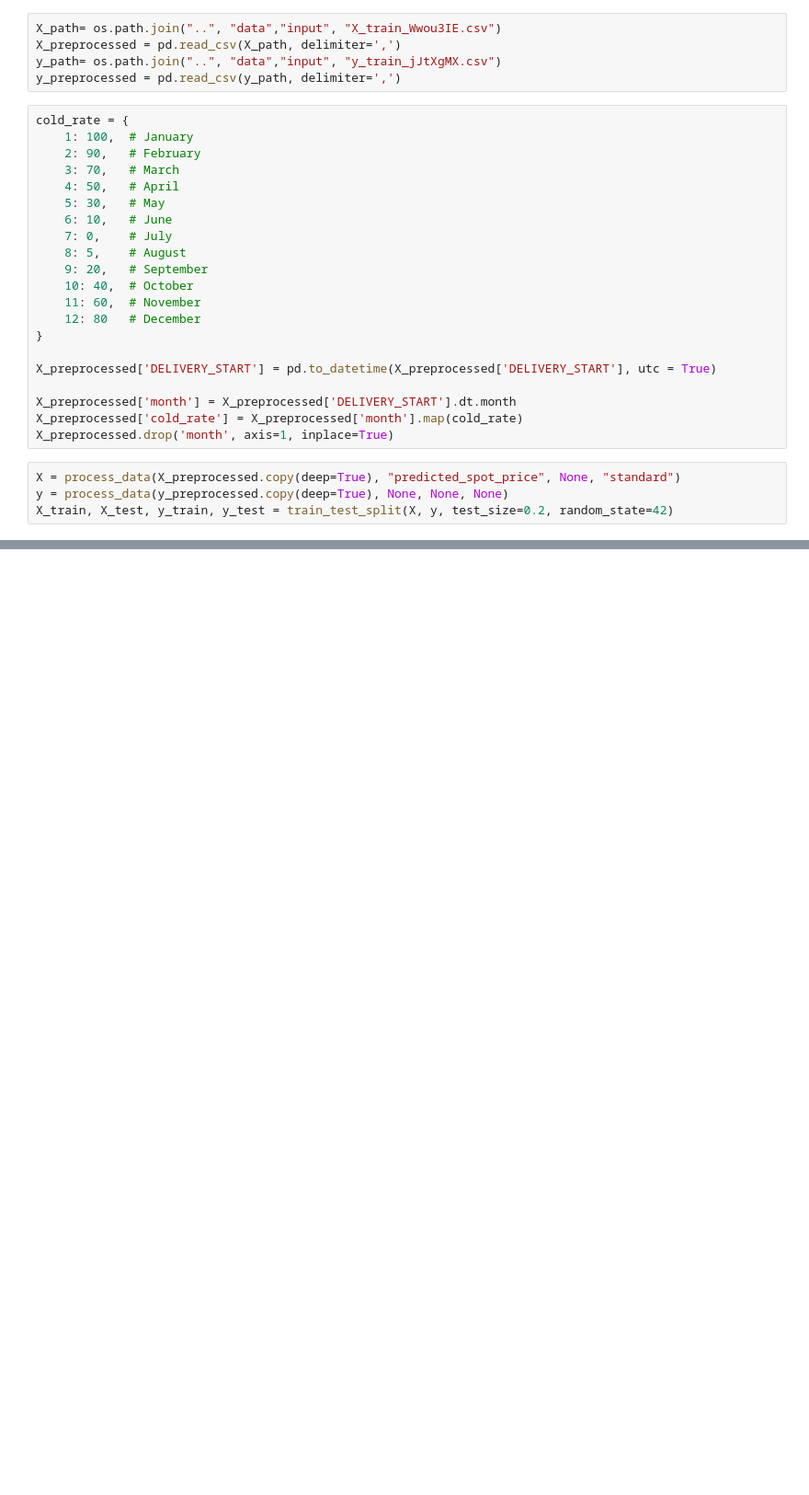
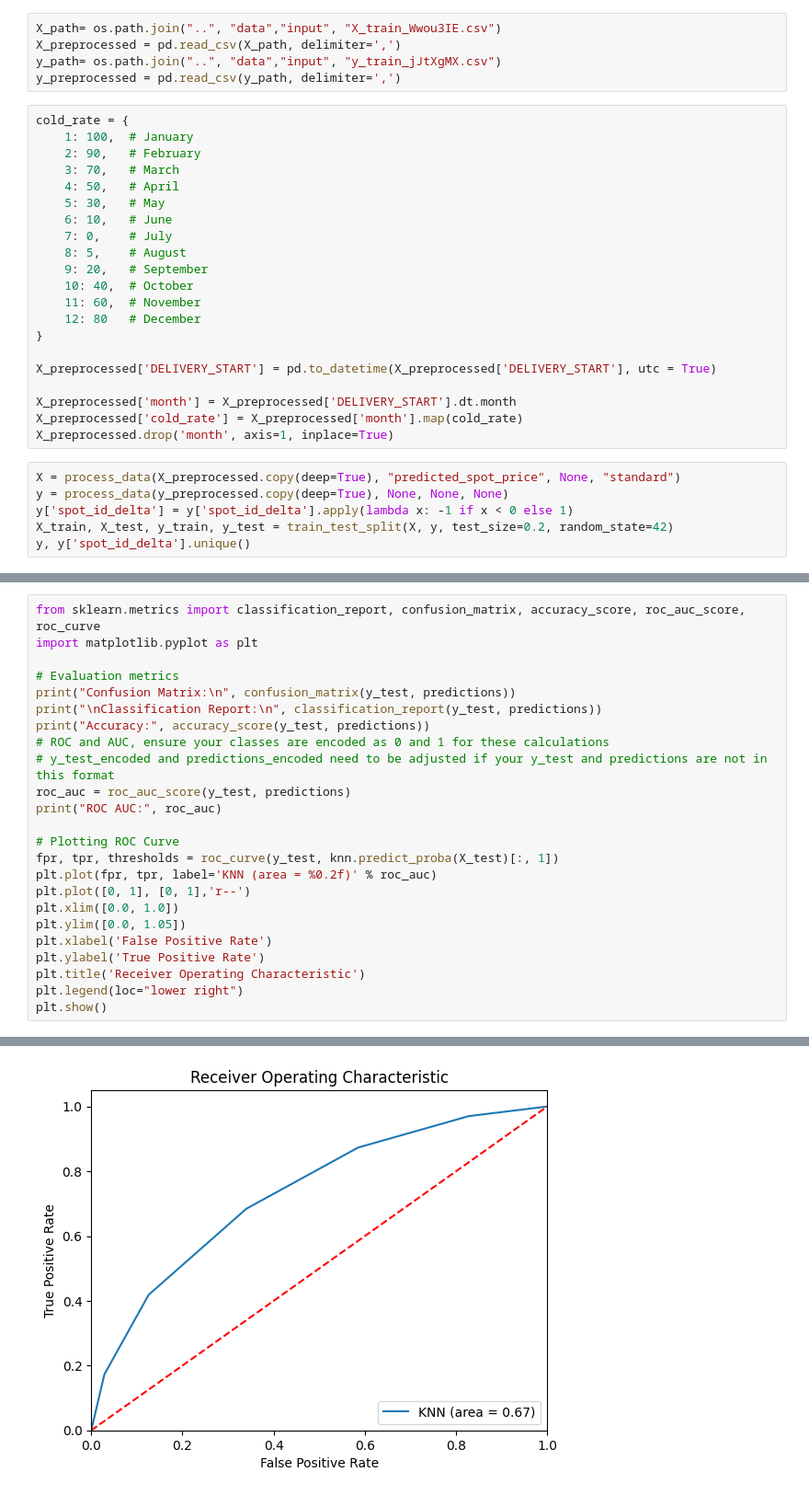
Before and after one commit to JonasBlx/elmy, a Jupyter notebook: notebooks/analyse_classification_tests.ipynb, the cells around one changed output, grey strips where cells are left out. Shown at 92% size. Drawn from its saved outputs; the diff is of its cells as text; blank space fills up the shorter version.

```diff
--- a/notebooks/analyse_classification_tests.ipynb
+++ b/notebooks/analyse_classification_tests.ipynb
@@ -51,4 +51,6 @@ X_preprocessed.drop('month', axis=1, inplace=True)
 # %%
 X = process_data(X_preprocessed.copy(deep=True), "predicted_spot_price", None, "standard")
 y = process_data(y_preprocessed.copy(deep=True), None, None, None)
+y['spot_id_delta'] = y['spot_id_delta'].apply(lambda x: -1 if x < 0 else 1)
 X_train, X_test, y_train, y_test = train_test_split(X, y, test_size=0.2, random_state=42)
+y, y['spot_id_delta'].unique()
@@ -79,0 +90,25 @@ submission.to_csv('submission.csv', index=False)
+# %%
+from sklearn.metrics import classification_report, confusion_matrix, accuracy_score, roc_auc_score, roc_curve
+import matplotlib.pyplot as plt
+
+# Evaluation metrics
+print("Confusion Matrix:\n", confusion_matrix(y_test, predictions))
+print("\nClassification Report:\n", classification_report(y_test, predictions))
+print("Accuracy:", accuracy_score(y_test, predictions))
+# ROC and AUC, ensure your classes are encoded as 0 and 1 for these calculations
+# y_test_encoded and predictions_encoded need to be adjusted if your y_test and predictions are not in this format
+roc_auc = roc_auc_score(y_test, predictions)
+print("ROC AUC:", roc_auc)
+
+# Plotting ROC Curve
+fpr, tpr, thresholds = roc_curve(y_test, knn.predict_proba(X_test)[:, 1])
+plt.plot(fpr, tpr, label='KNN (area = %0.2f)' % roc_auc)
+plt.plot([0, 1], [0, 1],'r--')
+plt.xlim([0.0, 1.0])
+plt.ylim([0.0, 1.05])
+plt.xlabel('False Positive Rate')
+plt.ylabel('True Positive Rate')
+plt.title('Receiver Operating Characteristic')
+plt.legend(loc="lower right")
+plt.show()
+# %% [output]
@@ -79,0 +131 @@ submission.to_csv('submission.csv', index=False)
+[figure, added]
```
Also changed, not shown: parts of 9 cells of this notebook, 19 other files.
